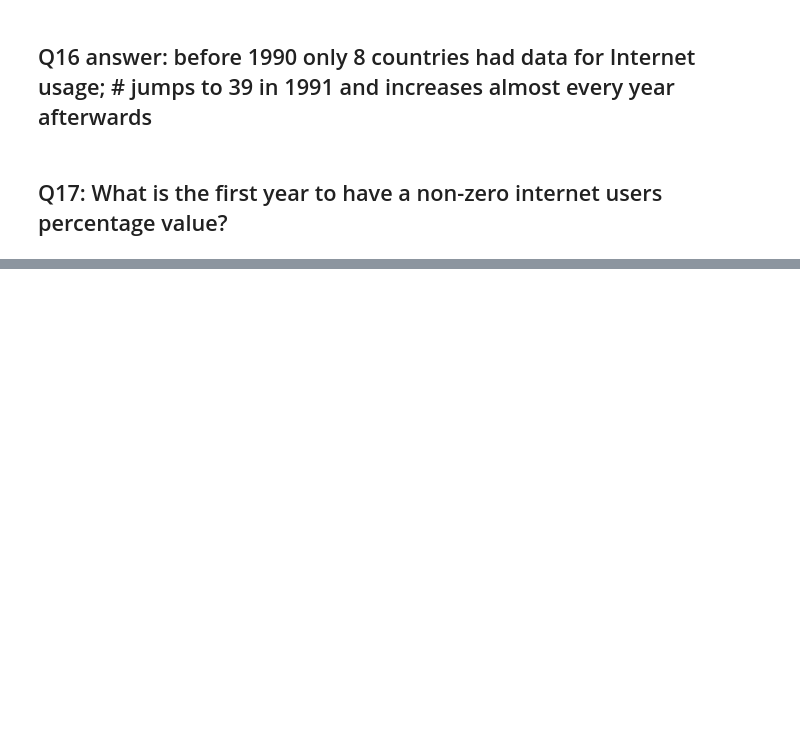
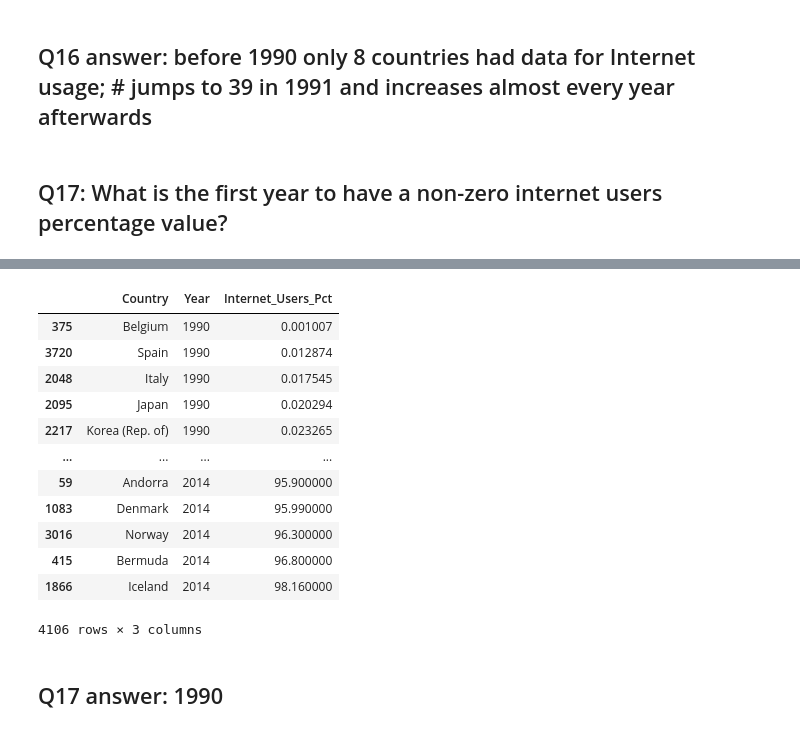
Before and after one commit to NSS-Data-Analytics-Cohort-11/undata-eemchadwick, a Jupyter notebook: notebook/UN_data_analysis.ipynb, the cells around one changed output, grey strips where cells are left out. Cells and saved outputs as stored; diff of their text form; code cells hidden in the pictures; blank space fills up the shorter version.

```diff
--- a/notebook/UN_data_analysis.ipynb
+++ b/notebook/UN_data_analysis.ipynb
@@ -613,0 +640,2 @@ array([2014, 2013, 2012, 2011, 2010, 2009, 2008, 2007, 2006, 2005, 2004,
+# %%
+pct_nonzero = internet_dfnew[internet_dfnew["Internet_Users_Pct"] > 0.0]
@@ -613,0 +651,19 @@ array([2014, 2013, 2012, 2011, 2010, 2009, 2008, 2007, 2006, 2005, 2004,
+# %%
+pct_nonzero.sort_values(["Year", "Internet_Users_Pct"])
+# first year = 1990
+# %% [output]
+|  | Country | Year | Internet_Users_Pct |
+| 375 | Belgium | 1990 | 0.001007 |
+| 3720 | Spain | 1990 | 0.012874 |
+| 2048 | Italy | 1990 | 0.017545 |
+| 2095 | Japan | 1990 | 0.020294 |
+| 2217 | Korea (Rep. of) | 1990 | 0.023265 |
+| ... | ... | ... | ... |
+| 59 | Andorra | 2014 | 95.900000 |
+| 1083 | Denmark | 2014 | 95.990000 |
+| 3016 | Norway | 2014 | 96.300000 |
+| 415 | Bermuda | 2014 | 96.800000 |
+| 1866 | Iceland | 2014 | 98.160000 |
+4106 rows × 3 columns
+# %% [markdown]
+## Q17 answer: 1990
```
Also changed, not shown: parts of 20 cells of this notebook.
